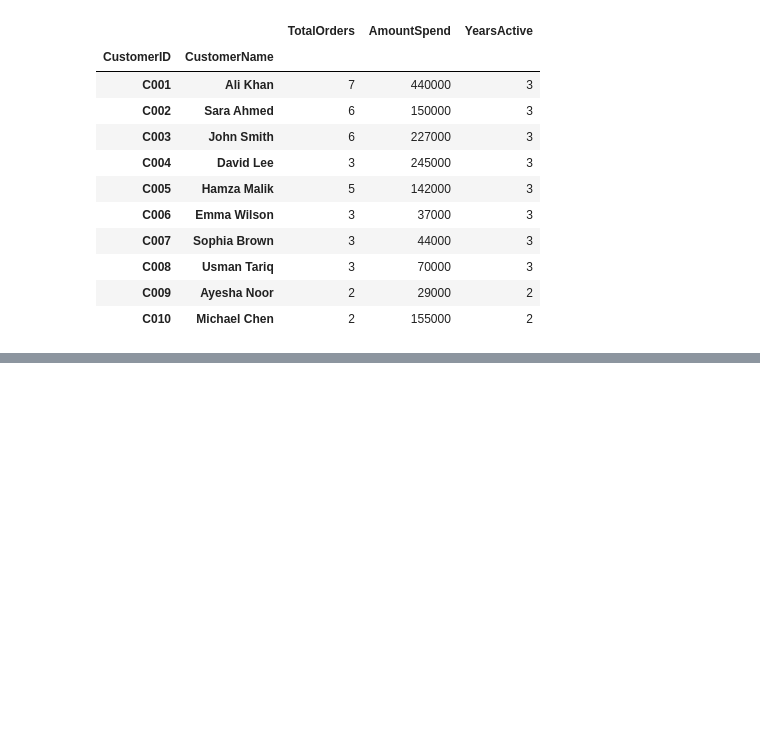
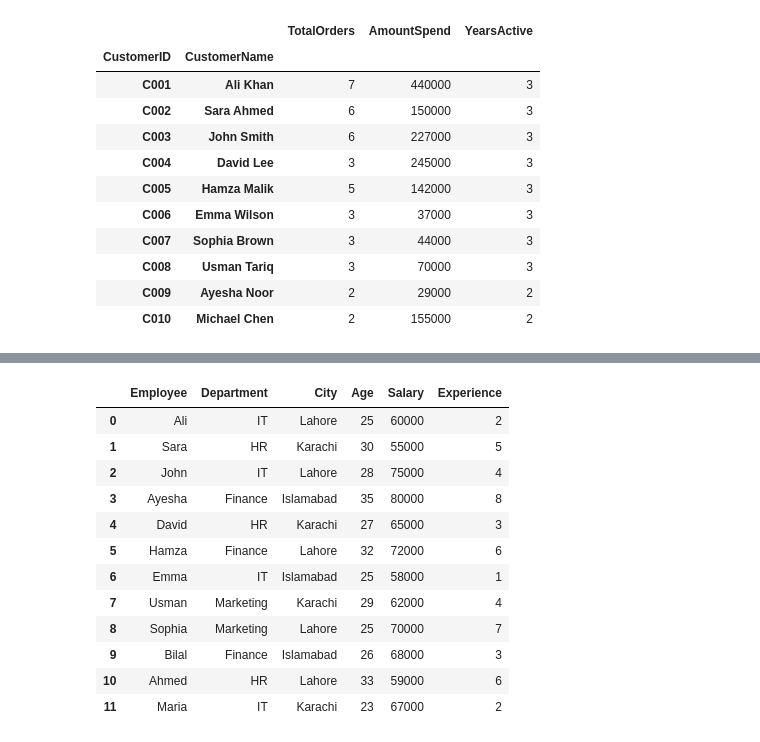
Before and after one commit to UsamaXNaeem528/Generative-Ai, a Jupyter notebook: 06_Week_10_Numpy_Pandas_Visulaization/02_Pandas/04_GroupingAndAggregation.ipynb, the cells around one changed output, grey strips where cells are left out. Drawn from its saved outputs; the diff is of its cells as text; code cells hidden in the pictures; blank space fills up the shorter version.

```diff
--- a/06_Week_10_Numpy_Pandas_Visulaization/02_Pandas/04_GroupingAndAggregation.ipynb
+++ b/06_Week_10_Numpy_Pandas_Visulaization/02_Pandas/04_GroupingAndAggregation.ipynb
@@ -496,0 +548,17 @@ KeyError: 'TotalOrders'
+# %%
+df.sort_index(ascending=True)
+df
+# %% [output]
+|  | Employee | Department | City | Age | Salary | Experience |
+| 0 | Ali | IT | Lahore | 25 | 60000 | 2 |
+| 1 | Sara | HR | Karachi | 30 | 55000 | 5 |
+| 2 | John | IT | Lahore | 28 | 75000 | 4 |
+| 3 | Ayesha | Finance | Islamabad | 35 | 80000 | 8 |
+| 4 | David | HR | Karachi | 27 | 65000 | 3 |
+| 5 | Hamza | Finance | Lahore | 32 | 72000 | 6 |
+| 6 | Emma | IT | Islamabad | 25 | 58000 | 1 |
+| 7 | Usman | Marketing | Karachi | 29 | 62000 | 4 |
+| 8 | Sophia | Marketing | Lahore | 25 | 70000 | 7 |
+| 9 | Bilal | Finance | Islamabad | 26 | 68000 | 3 |
+| 10 | Ahmed | HR | Lahore | 33 | 59000 | 6 |
+| 11 | Maria | IT | Karachi | 23 | 67000 | 2 |
```
Also changed, not shown: parts of 4 cells of this notebook, 6 other files.
